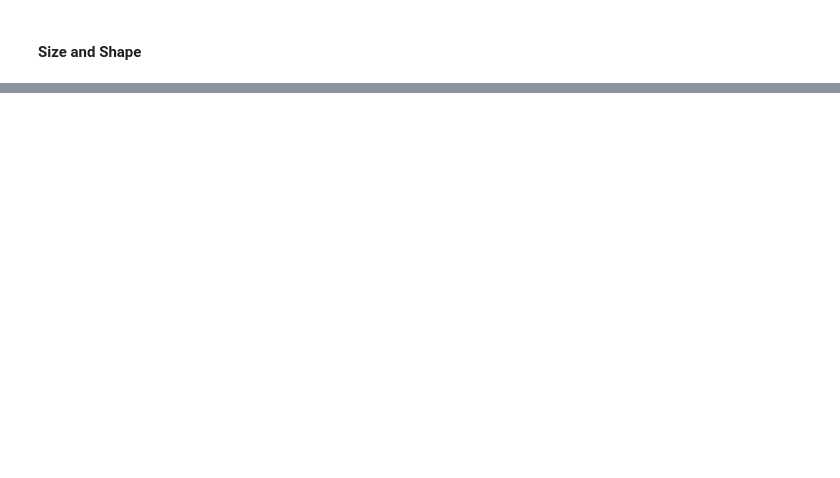
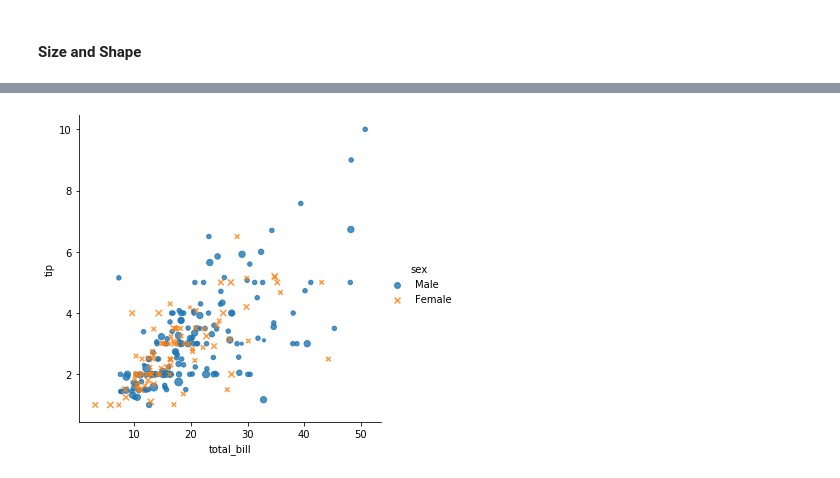
Before and after one commit to DeepikaSampangi/python_ds_pkgs, a Jupyter notebook: Pandas/Pandas - Plotting.ipynb, the cells around one changed output, grey strips where cells are left out. Drawn from its saved outputs; the diff is of its cells as text; code cells hidden in the pictures; blank space fills up the shorter version.

Commit message:
seaborn facet plots

```diff
--- a/Pandas/Pandas - Plotting.ipynb
+++ b/Pandas/Pandas - Plotting.ipynb
@@ -394,0 +395,8 @@ fig = sns.pairplot(tips, hue='sex')
+# %%
+scatter = sns.lmplot(x='total_bill', y='tip', data=tips,
+                    fit_reg=False,
+                    hue='sex', markers=['o', 'x'],
+                    scatter_kws={'s':tips['size']*10})
+plt.show()
+# %% [output]
+[figure, added]
```
Also changed, not shown: parts of 13 cells of this notebook.
